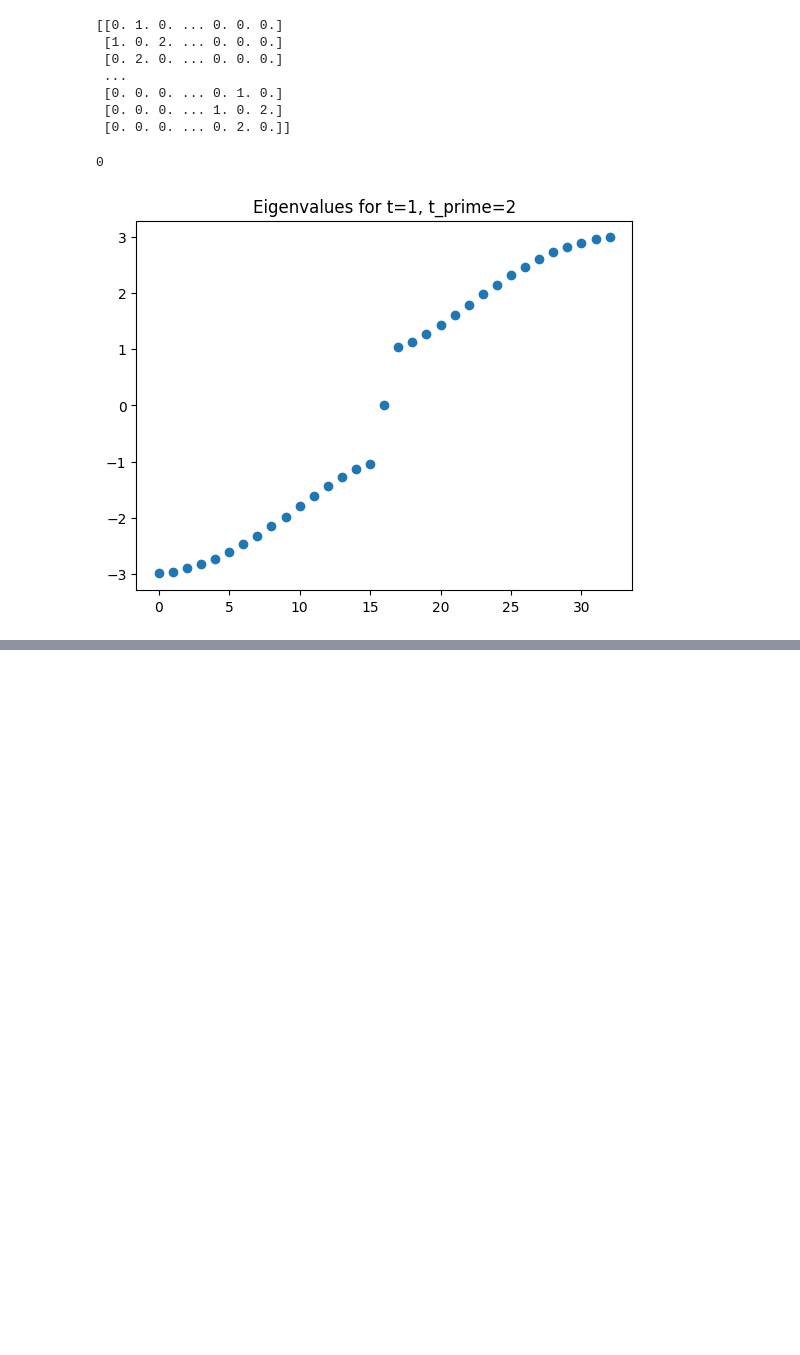
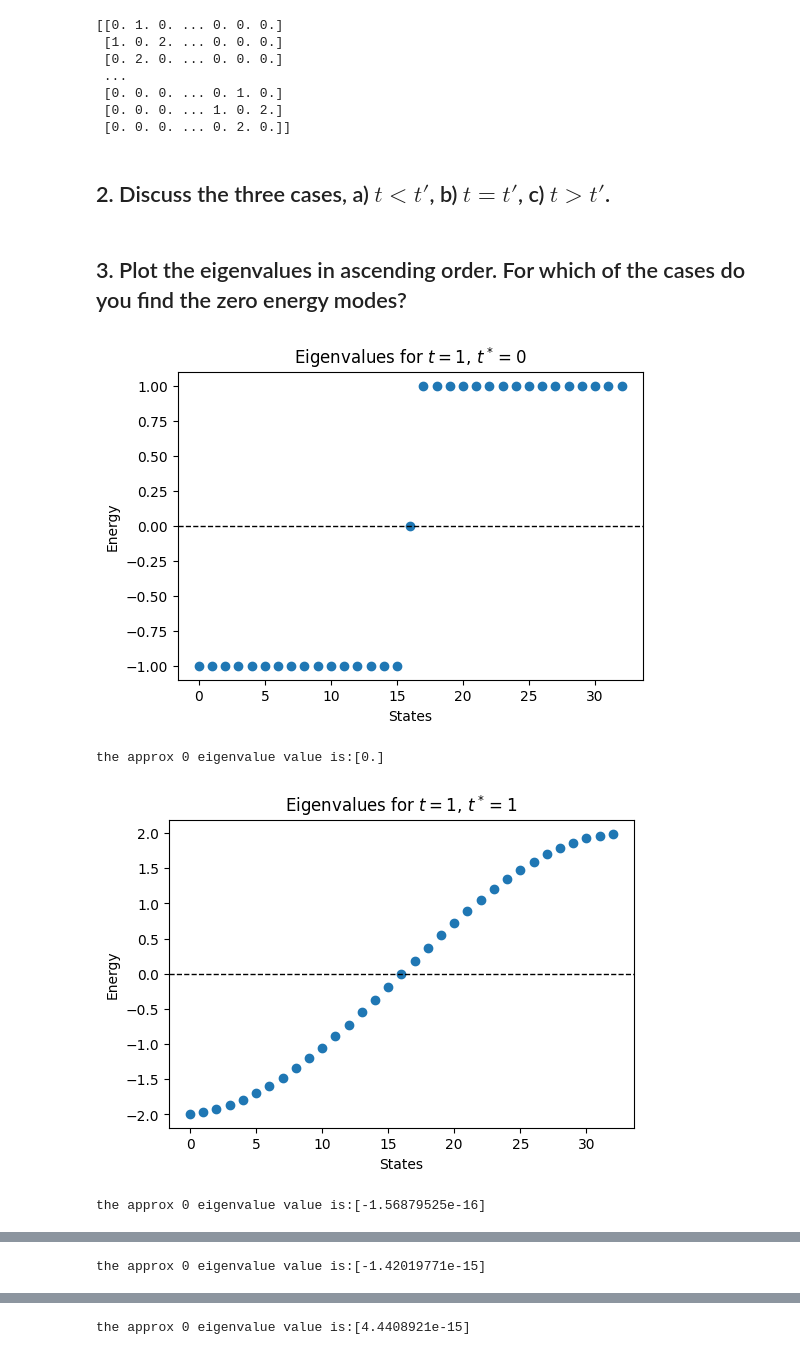
Before and after one commit to rugbym/ToMaGroupExos, a Jupyter notebook: Group2.ipynb, the cells around one changed output, grey strips where cells are left out. Drawn from its saved outputs; the diff is of its cells as text; code cells hidden in the pictures; blank space fills up the shorter version.

```diff
--- a/Group2.ipynb
+++ b/Group2.ipynb
@@ -29,11 +41,28 @@ print(H)
  [0. 0. 0. ... 0. 1. 0.]
  [0. 0. 0. ... 1. 0. 2.]
  [0. 0. 0. ... 0. 2. 0.]]
-# %%
-eigenvals = np.linalg.eig(H)
-plt.title(f'Eigenvalues for {t=}, {t_prime=}')
-plt.plot(sorted(eigenvals[0]), 'o')
-np.count_nonzero(eigenvals[0] == 0)
-# %% [output]
-0
-[figure, removed]
+# %% [markdown]
+## 2. Discuss the three cases, a) $t<t'$, b) $t=t'$, c) $t>t'$.
+# %% [markdown]
+## 3. Plot the eigenvalues in ascending order. For which of the cases do you find the zero energy modes?
+# %%
+def plot_eigenvals(H:np.ndarray, t:float, t_prime:float)->tuple[np.ndarray,np.ndarray]:
+    eigenvals,eigenvecs = np.linalg.eig(H)
+    plt.figure(figsize=(6,4))
+    plt.title(f'Eigenvalues for $t=${t}, $t^*=${t_prime}')
+    plt.plot(sorted(eigenvals), 'o')
+    plt.axhline(0, color='black', lw=1, ls='--')
+    plt.xlabel('States')
+    plt.ylabel('Energy')
+    plt.show()
+    return eigenvals,eigenvecs
+
+for t,t_prime in [(1,0),(1,1),(1,2),(1,3)]:
+    H = construct_hamiltonian(N,t,t_prime)
+    eigenvals, eigenvecs =  plot_eigenvals(H,t,t_prime)
+    print(f'the approx 0 eigenvalue value is:{eigenvals[np.isclose(eigenvals,0,1e-10)]}')
+# %% [output]
+[figure, added]
+the approx 0 eigenvalue value is:[0.]
+[figure, added]
+the approx 0 eigenvalue value is:[-1.56879525e-16]
@@ -39,0 +70 @@ np.count_nonzero(eigenvals[0] == 0)
+the approx 0 eigenvalue value is:[-1.42019771e-15]
@@ -39,0 +72 @@ np.count_nonzero(eigenvals[0] == 0)
+the approx 0 eigenvalue value is:[4.4408921e-15]
```
Also changed, not shown: parts of 5 cells of this notebook.
